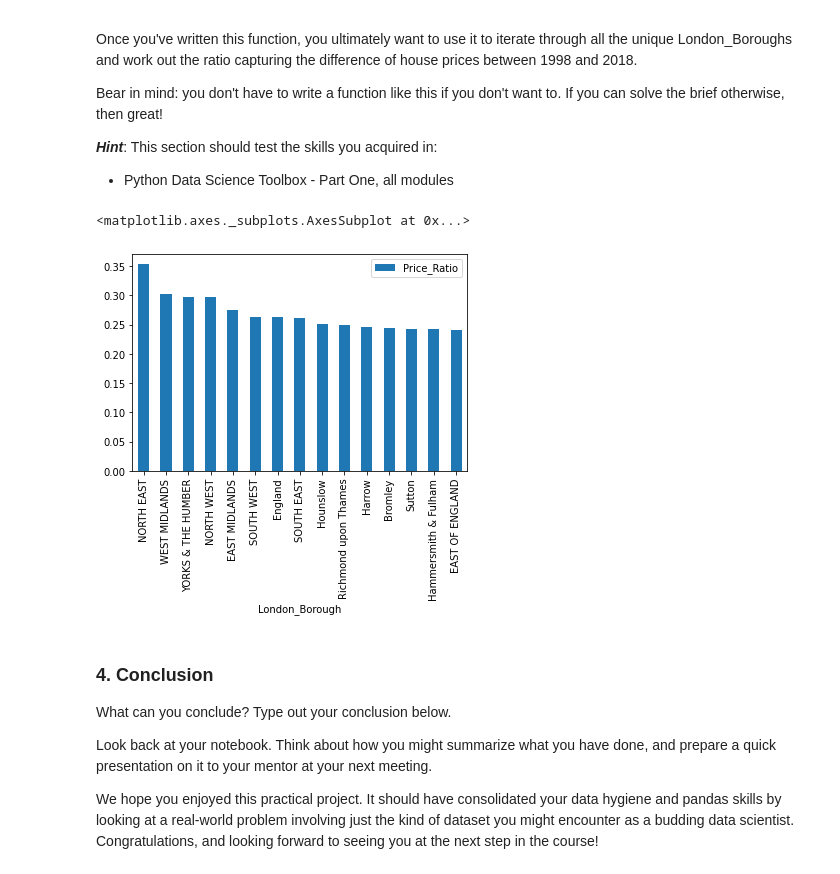
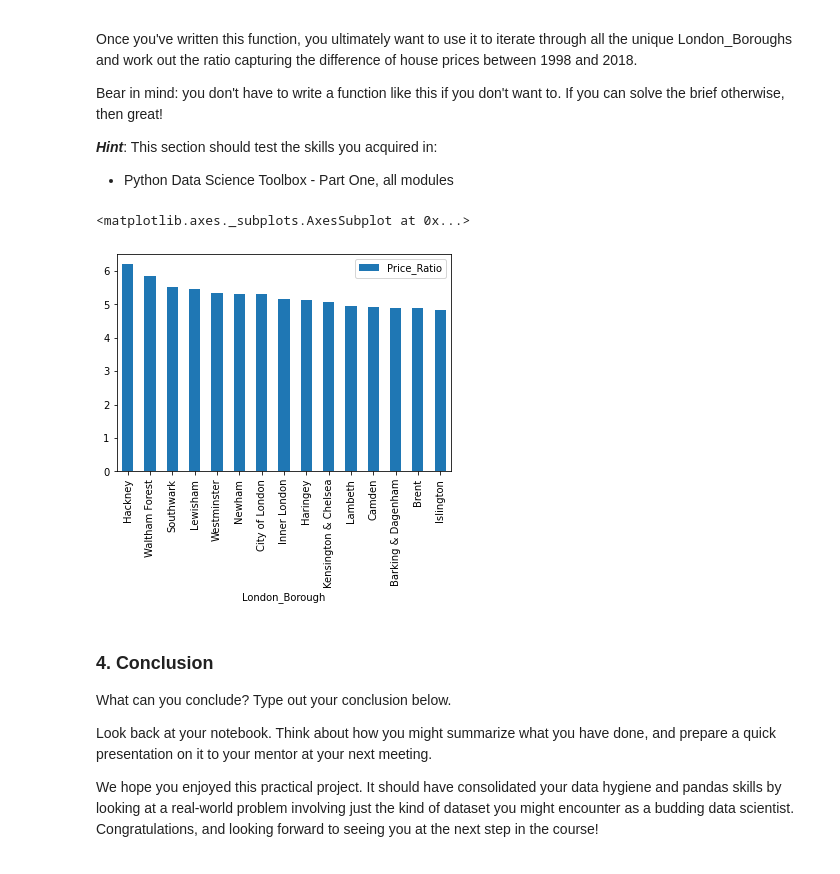
Before and after one commit to vaishalipp/DataScienceProjects, a Jupyter notebook: JupiterNotebooks/Unit_4_Tier3_Lodon_Borough.ipynb, the cells around one changed output. Cells and saved outputs as stored; diff of their text form; code cells hidden in the pictures.

```diff
--- a/JupiterNotebooks/Unit_4_Tier3_Lodon_Borough.ipynb
+++ b/JupiterNotebooks/Unit_4_Tier3_Lodon_Borough.ipynb
@@ -312,17 +314,17 @@ Bear in mind: you don't have to write a function like this if you don't want to.
 - Python Data Science Toolbox - Part One, all modules
 # %%
 def price_rise(dfg):
-    return dfg[dfg.Year==1998]['Price'].item()/dfg[dfg.Year==2018]['Price'].item()
+    return dfg[dfg.Year==2018]['Price'].item()/dfg[dfg.Year==1998]['Price'].item()
 
 properties_rise=properties_grp.groupby(['London_Borough']).apply(price_rise).reset_index()
 properties_rise.rename(columns={0:'Price_Ratio'},inplace=True)
 properties_rise.set_index('London_Borough',inplace=True)
 
 properties_rise_st=properties_rise.sort_values(by='Price_Ratio',ascending=False)
 properties_rise_st.head(15).plot(kind='bar')
 # %% [output]
 <matplotlib.axes._subplots.AxesSubplot at 0x...>
-[figure, old version]
+[figure, new version]
 # %% [markdown]
 ### 4. Conclusion
 What can you conclude? Type out your conclusion below.
```
Also changed, not shown: parts of 1 cell of this notebook.
